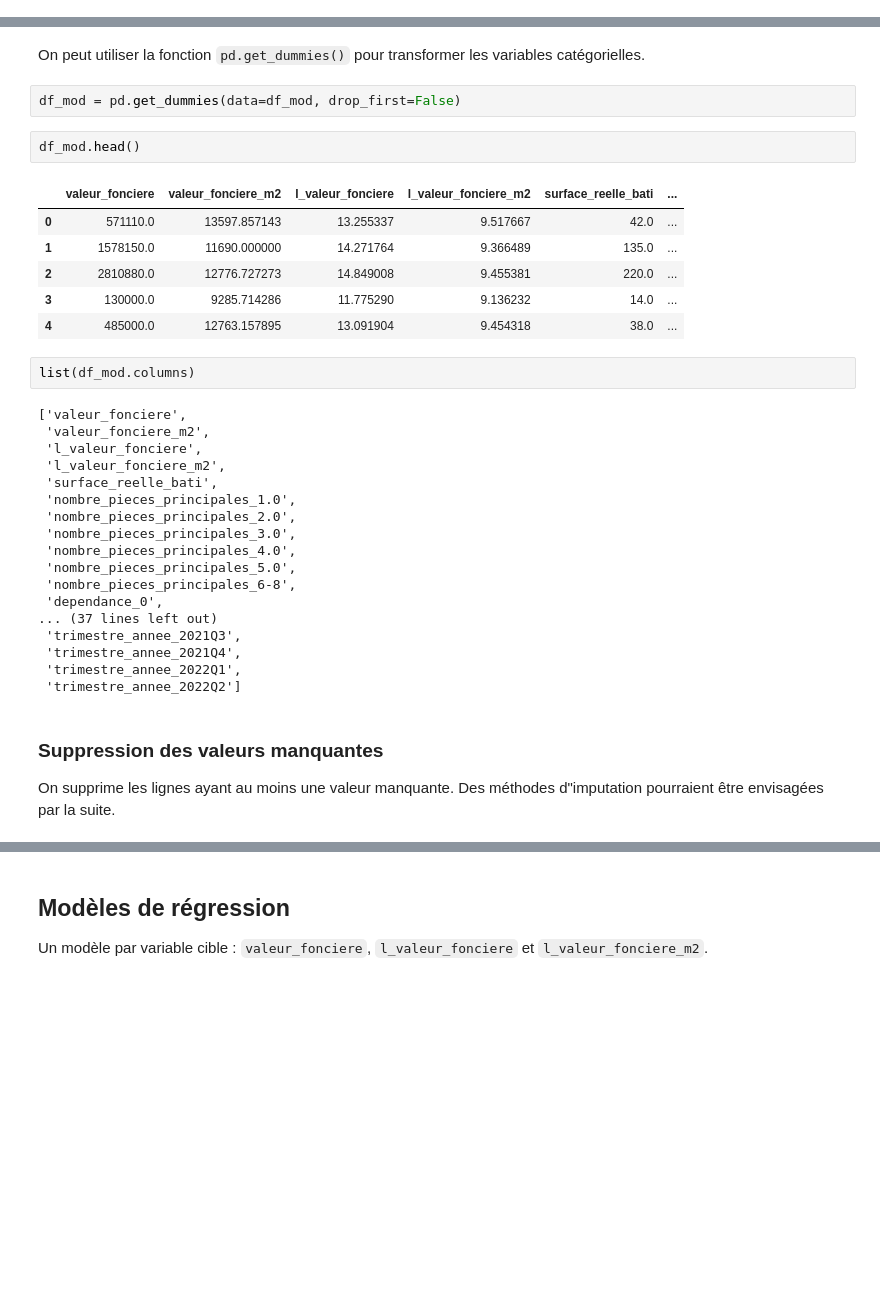
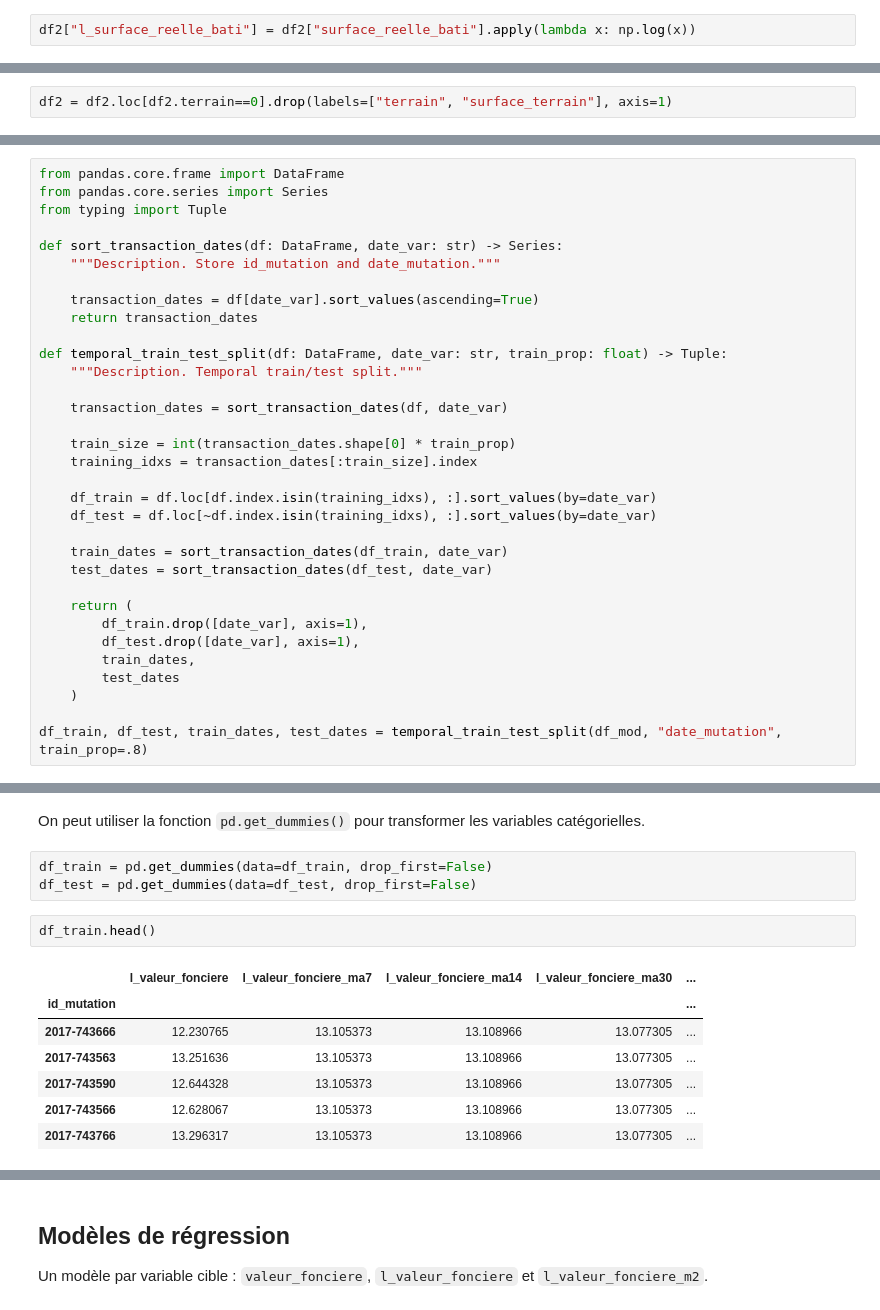
Before and after one commit to PeDiot/mon-predicteur-immo, a Jupyter notebook: analysis/dvf_paris_flats.ipynb, the cells around one changed output, grey strips where cells are left out. Cells and saved outputs as stored; diff of their text form; blank space fills up the shorter version.

```diff
--- a/analysis/dvf_paris_flats.ipynb
+++ b/analysis/dvf_paris_flats.ipynb
@@ -295,3 +300,5 @@ df2.loc[df2.surface_reelle_bati==250, :].describe()
+# %%
+df2["l_surface_reelle_bati"] = df2["surface_reelle_bati"].apply(lambda x: np.log(x))
 # %% [markdown]
 #### Surface terrain
 
@@ -336,3 +396,5 @@ La surface du terrain est nulle pour la majorité des biens (99.91%), ce qui fai
+# %%
+df2 = df2.loc[df2.terrain==0].drop(labels=["terrain", "surface_terrain"], axis=1)
 # %% [markdown]
 ### Variable cible : `valeur_fonciere`
 # %%
@@ -634,0 +908,33 @@ Index(['valeur_fonciere', 'valeur_fonciere_m2', 'l_valeur_fonciere',
+# %%
+from pandas.core.frame import DataFrame
+from pandas.core.series import Series
+from typing import Tuple
+
+def sort_transaction_dates(df: DataFrame, date_var: str) -> Series:
+    """Description. Store id_mutation and date_mutation."""
+
+    transaction_dates = df[date_var].sort_values(ascending=True)
+    return transaction_dates
+
+def temporal_train_test_split(df: DataFrame, date_var: str, train_prop: float) -> Tuple:
+    """Description. Temporal train/test split."""
+
+    transaction_dates = sort_transaction_dates(df, date_var)
+
+    train_size = int(transaction_dates.shape[0] * train_prop)
+    training_idxs = transaction_dates[:train_size].index
+
+    df_train = df.loc[df.index.isin(training_idxs), :].sort_values(by=date_var)
+    df_test = df.loc[~df.index.isin(training_idxs), :].sort_values(by=date_var)
+
+    train_dates = sort_transaction_dates(df_train, date_var)
+    test_dates = sort_transaction_dates(df_test, date_var)
+
+    return (
+        df_train.drop([date_var], axis=1),
+        df_test.drop([date_var], axis=1),
+        train_dates,
+        test_dates
+    )
+
+df_train, df_test, train_dates, test_dates = temporal_train_test_split(df_mod, "date_mutation", train_prop=.8)
@@ -645,37 +973,15 @@ Les variables considérées sont :
 # %% [markdown]
 On peut utiliser la fonction `pd.get_dummies()` pour transformer les variables catégorielles.
 # %%
-df_mod = pd.get_dummies(data=df_mod, drop_first=False)
+df_train = pd.get_dummies(data=df_train, drop_first=False)
+df_test = pd.get_dummies(data=df_test, drop_first=False)
 # %%
-df_mod.head()
+df_train.head()
 # %% [output]
-|  | valeur_fonciere | valeur_fonciere_m2 | l_valeur_fonciere | l_valeur_fonciere_m2 | surface_reelle_bati | ... |
-| 0 | 571110.0 | 13597.857143 | 13.255337 | 9.517667 | 42.0 | ... |
-| 1 | 1578150.0 | 11690.000000 | 14.271764 | 9.366489 | 135.0 | ... |
-| 2 | 2810880.0 | 12776.727273 | 14.849008 | 9.455381 | 220.0 | ... |
-| 3 | 130000.0 | 9285.714286 | 11.775290 | 9.136232 | 14.0 | ... |
-| 4 | 485000.0 | 12763.157895 | 13.091904 | 9.454318 | 38.0 | ... |
+|  | l_valeur_fonciere | l_valeur_fonciere_ma7 | l_valeur_fonciere_ma14 | l_valeur_fonciere_ma30 | ... |
+| id_mutation |  |  |  |  | ... |
+| 2017-743666 | 12.230765 | 13.105373 | 13.108966 | 13.077305 | ... |
+| 2017-743563 | 13.251636 | 13.105373 | 13.108966 | 13.077305 | ... |
+| 2017-743590 | 12.644328 | 13.105373 | 13.108966 | 13.077305 | ... |
+| 2017-743566 | 12.628067 | 13.105373 | 13.108966 | 13.077305 | ... |
+| 2017-743766 | 13.296317 | 13.105373 | 13.108966 | 13.077305 | ... |
-# %%
-list(df_mod.columns)
-# %% [output]
-['valeur_fonciere',
- 'valeur_fonciere_m2',
- 'l_valeur_fonciere',
- 'l_valeur_fonciere_m2',
- 'surface_reelle_bati',
- 'nombre_pieces_principales_1.0',
- 'nombre_pieces_principales_2.0',
- 'nombre_pieces_principales_3.0',
- 'nombre_pieces_principales_4.0',
- 'nombre_pieces_principales_5.0',
- 'nombre_pieces_principales_6-8',
- 'dependance_0',
-... (37 lines left out)
- 'trimestre_annee_2021Q3',
- 'trimestre_annee_2021Q4',
- 'trimestre_annee_2022Q1',
- 'trimestre_annee_2022Q2']
-# %% [markdown]
-### Suppression des valeurs manquantes
-
-On supprime les lignes ayant au moins une valeur manquante. Des méthodes d"imputation pourraient être envisagées par la suite.
```
Also changed, not shown: parts of 107 cells of this notebook, 2 other files.
